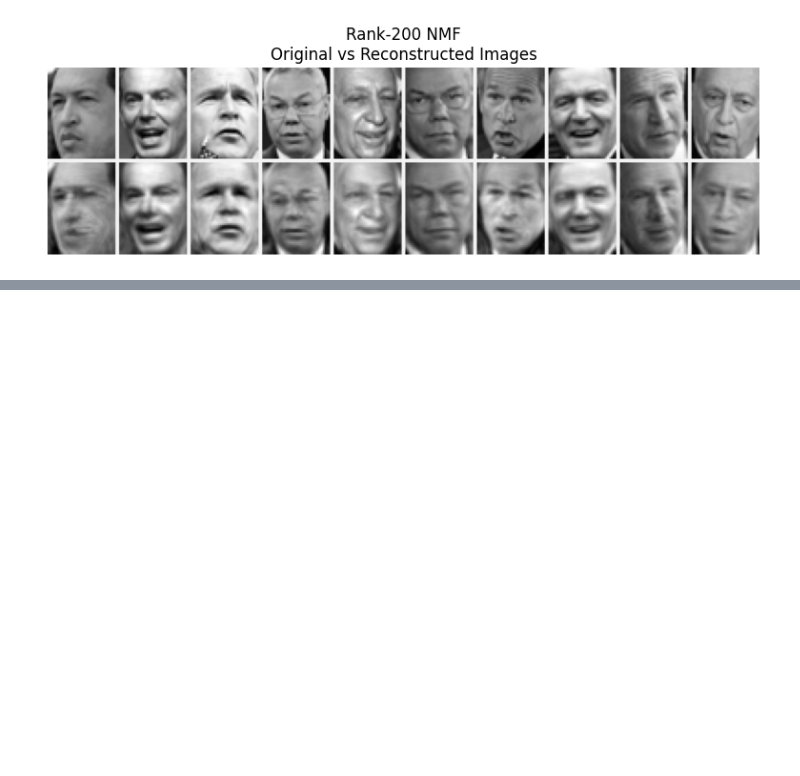
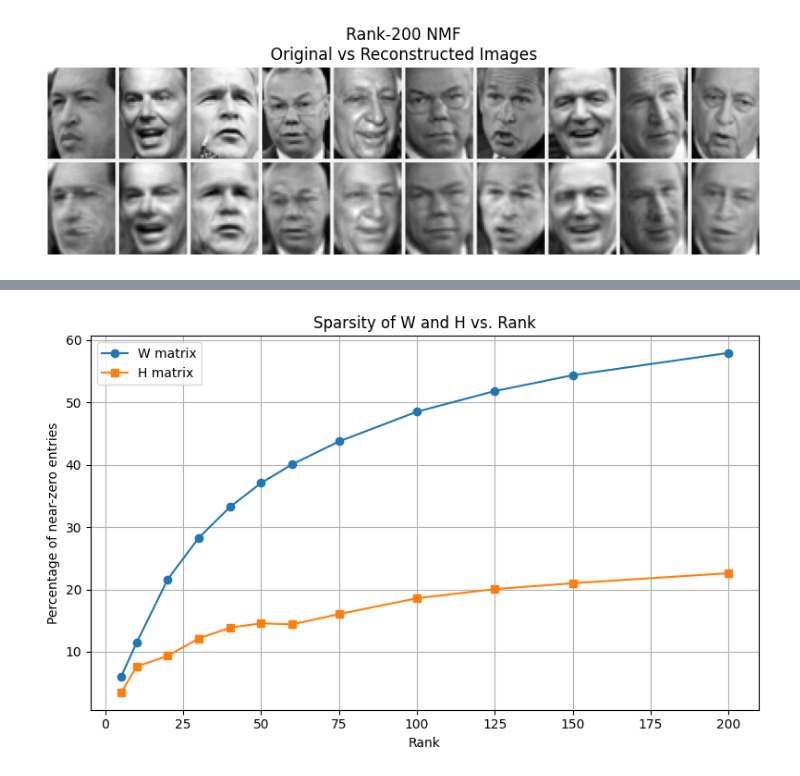
Before and after one commit to sofillav/nmf_project, a Jupyter notebook: notebook.ipynb, the cells around one changed output, grey strips where cells are left out. Drawn from its saved outputs; the diff is of its cells as text; code cells hidden in the pictures; blank space fills up the shorter version.

```diff
--- a/notebook.ipynb
+++ b/notebook.ipynb
@@ -215,0 +267,30 @@ The reconstruction error for rank 200 is: 58.4350
+# %%
+ranks_vals = []
+sparsity_vals_W = []
+sparsity_vals_H = []
+
+for r in ranks:
+    filename = f"nmf_models/nmf_rank_{r}.npz"
+    if os.path.exists(filename):
+        data = np.load(filename)
+        W = data['W']
+        H = data['H']
+
+        ranks_vals.append(r)
+        # W < 1e-3 creates a boolean array
+        sparsity_vals_W.append(np.mean(W < 1e-3)*100)
+        sparsity_vals_H.append(np.mean(H < 1e-3)*100)
+
+# Plot
+plt.figure(figsize=(8, 5))
+plt.plot(ranks_vals, sparsity_vals_W, marker='o', label='W matrix')
+plt.plot(ranks_vals, sparsity_vals_H, marker='s', label='H matrix')
+plt.xlabel('Rank')
+plt.ylabel('Percentage of near-zero entries')
+plt.title('Sparsity of W and H vs. Rank')
+plt.legend()
+plt.grid(True)
+plt.tight_layout()
+plt.show()
+# %% [output]
+[figure, added]
```
Also changed, not shown: parts of 7 cells of this notebook, 2 other files.
